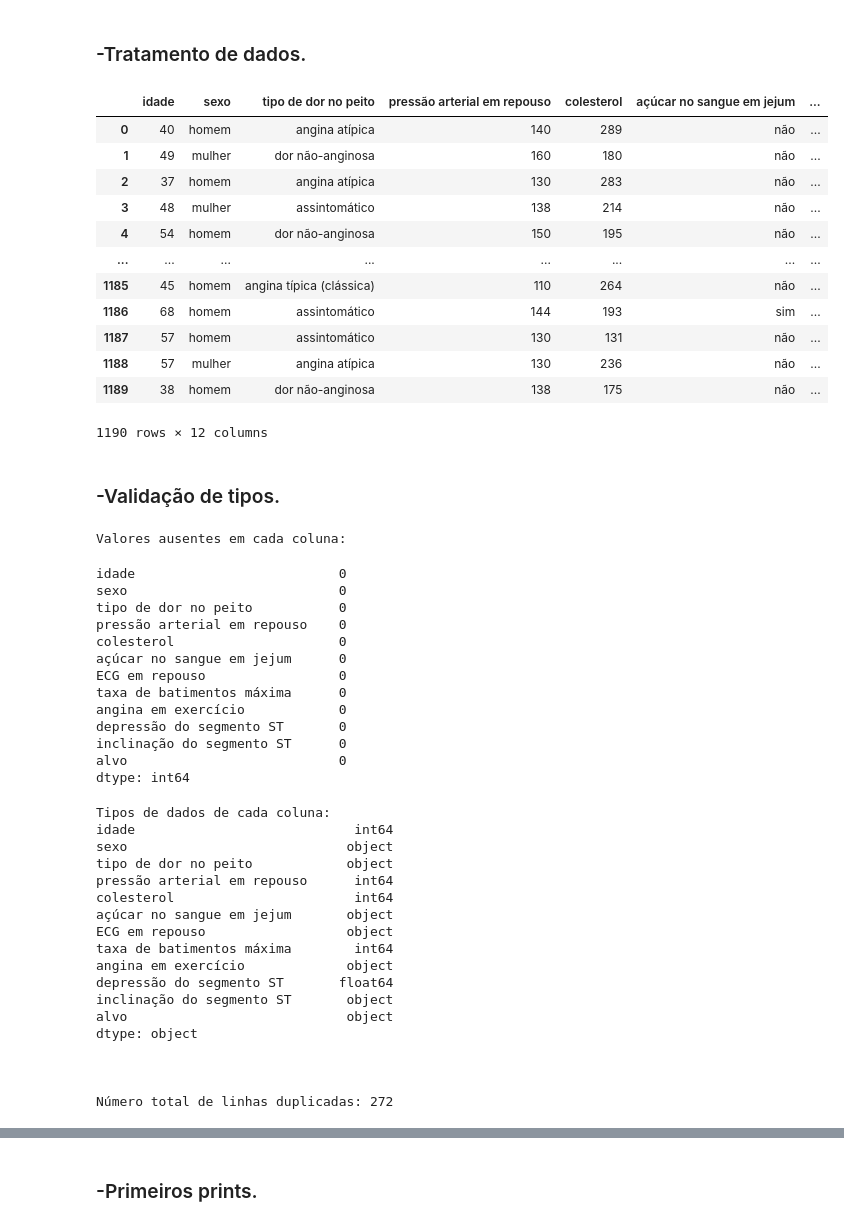
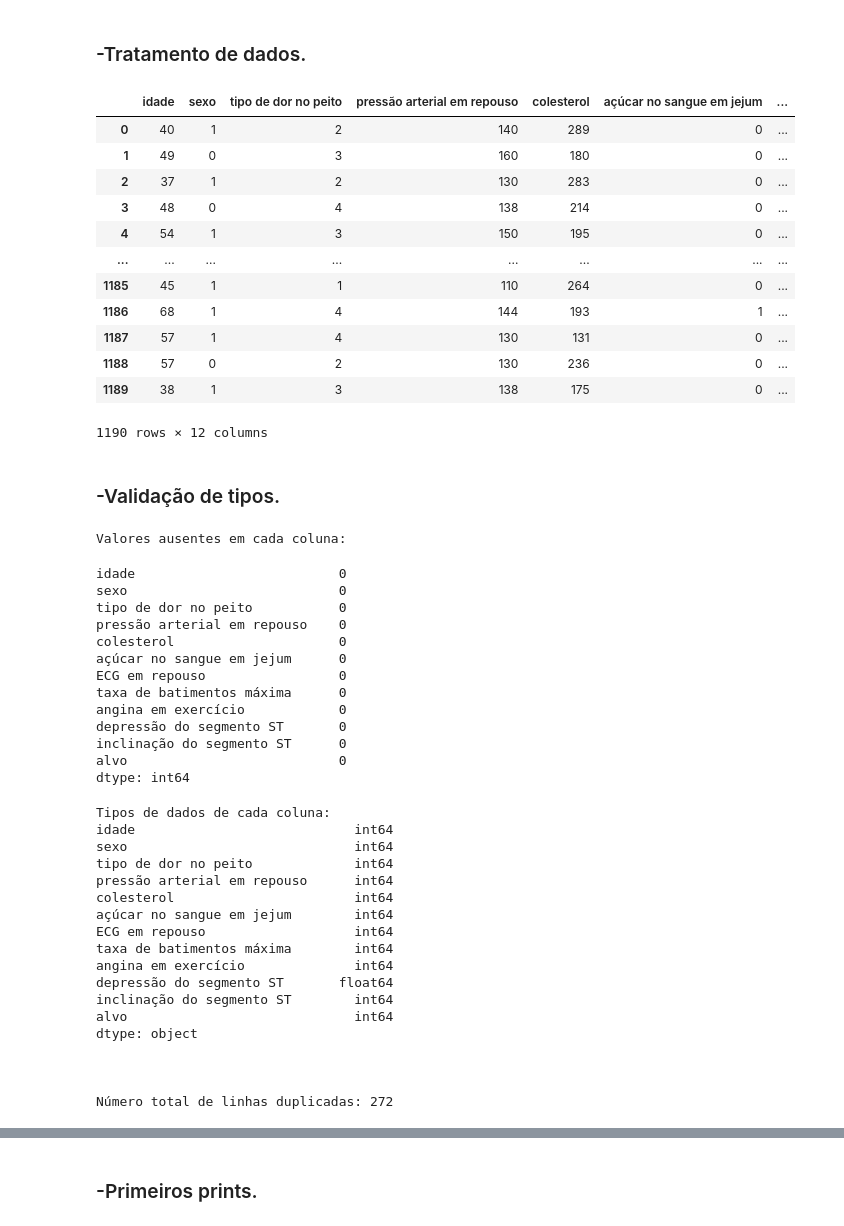
Before and after one commit to atlantico-academy/equipe8-2024.3, a Jupyter notebook: notebooks/01-exploratory_data_analysis.ipynb, the cells around one changed output, grey strips where cells are left out. Drawn from its saved outputs; the diff is of its cells as text; code cells hidden in the pictures.

```diff
--- a/notebooks/01-exploratory_data_analysis.ipynb
+++ b/notebooks/01-exploratory_data_analysis.ipynb
@@ -74,69 +74,35 @@ display(dictionary)
 # %%
 ## Mudando nome de colunas.
 df.rename(columns = {
             "age" : "idade",
             "sex" : "sexo",
             "chest pain type" : "tipo de dor no peito",
             "resting bp s" : "pressão arterial em repouso",
             "cholesterol" : "colesterol",
             "fasting blood sugar" : "açúcar no sangue em jejum",
             "resting ecg" : "ECG em repouso",
             "max heart rate" : "taxa de batimentos máxima",
             "exercise angina" : "angina em exercício",
             "oldpeak" : "depressão do segmento ST",
             "ST slope" : "inclinação do segmento ST",
             "target" : "alvo"
             }, inplace = True)
 
-## Substituindo valores com replace.
-df.replace({'sexo':{
-            0: 'mulher',
-            1: 'homem'
-            }}, inplace = True)
-df.replace({'tipo de dor no peito':{
-            1: 'angina típica (clássica)',
-            2: 'angina atípica',
-            3: 'dor não-anginosa',
-            4: 'assintomático'
-            }}, inplace = True)
-df.replace({'açúcar no sangue em jejum':{
-            0: 'não',
-            1: 'sim'
-            }}, inplace = True)
-df.replace({'ECG em repouso':{
-            0: 'normal',
-            1: 'anormalidade de onda ST-T',
-            2: 'hipertrofia ventrícular esquerda provável (LVH)'
-            }}, inplace = True)
-df.replace({'angina em exercício':{
-            0: 'não',
-            1: 'sim'
-            }}, inplace = True)
-df.replace({'inclinação do segmento ST':{
-            1: 'cima',
-            2: 'plano',
-            3: 'baixo'
-            }}, inplace = True)
-df.replace({'alvo':{
-            0: 'não-cardíaco',
-            1: 'cardíaco'
-            }}, inplace = True)
-
 ## Validação do DataFrame.
 display(df)
 # %% [output]
 |  | idade | sexo | tipo de dor no peito | pressão arterial em repouso | colesterol | açúcar no sangue em jejum | ... |
-| 0 | 40 | homem | angina atípica | 140 | 289 | não | ... |
-| 1 | 49 | mulher | dor não-anginosa | 160 | 180 | não | ... |
-| 2 | 37 | homem | angina atípica | 130 | 283 | não | ... |
-| 3 | 48 | mulher | assintomático | 138 | 214 | não | ... |
-| 4 | 54 | homem | dor não-anginosa | 150 | 195 | não | ... |
+| 0 | 40 | 1 | 2 | 140 | 289 | 0 | ... |
+| 1 | 49 | 0 | 3 | 160 | 180 | 0 | ... |
+| 2 | 37 | 1 | 2 | 130 | 283 | 0 | ... |
+| 3 | 48 | 0 | 4 | 138 | 214 | 0 | ... |
+| 4 | 54 | 1 | 3 | 150 | 195 | 0 | ... |
 | ... | ... | ... | ... | ... | ... | ... | ... |
-| 1185 | 45 | homem | angina típica (clássica) | 110 | 264 | não | ... |
-| 1186 | 68 | homem | assintomático | 144 | 193 | sim | ... |
-| 1187 | 57 | homem | assintomático | 130 | 131 | não | ... |
-| 1188 | 57 | mulher | angina atípica | 130 | 236 | não | ... |
-| 1189 | 38 | homem | dor não-anginosa | 138 | 175 | não | ... |
+| 1185 | 45 | 1 | 1 | 110 | 264 | 0 | ... |
+| 1186 | 68 | 1 | 4 | 144 | 193 | 1 | ... |
+| 1187 | 57 | 1 | 4 | 130 | 131 | 0 | ... |
+| 1188 | 57 | 0 | 2 | 130 | 236 | 0 | ... |
+| 1189 | 38 | 1 | 3 | 138 | 175 | 0 | ... |
 1190 rows × 12 columns
 # %% [markdown]
 ### -Validação de tipos.
@@ -174,17 +140,17 @@ alvo                           0
 dtype: int64
 Tipos de dados de cada coluna:
 idade                            int64
-sexo                            object
-tipo de dor no peito            object
+sexo                             int64
+tipo de dor no peito             int64
 pressão arterial em repouso      int64
 colesterol                       int64
-açúcar no sangue em jejum       object
-ECG em repouso                  object
+açúcar no sangue em jejum        int64
+ECG em repouso                   int64
 taxa de batimentos máxima        int64
-angina em exercício             object
+angina em exercício              int64
 depressão do segmento ST       float64
-inclinação do segmento ST       object
-alvo                            object
+inclinação do segmento ST        int64
+alvo                             int64
 dtype: object
 
 
```
Also changed, not shown: parts of 19 cells of this notebook.
